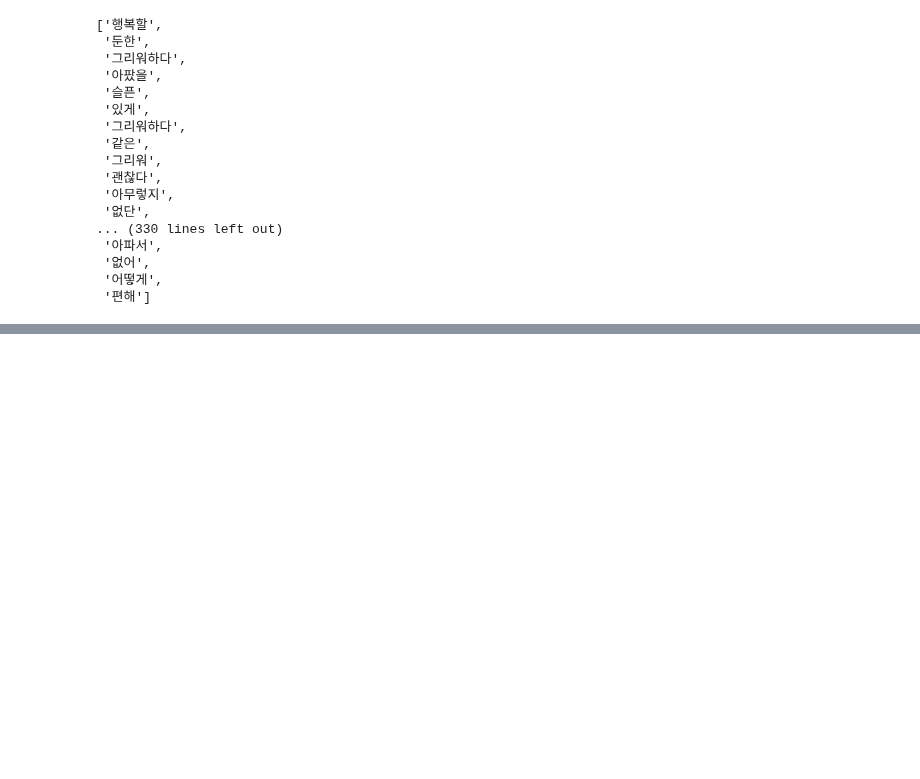
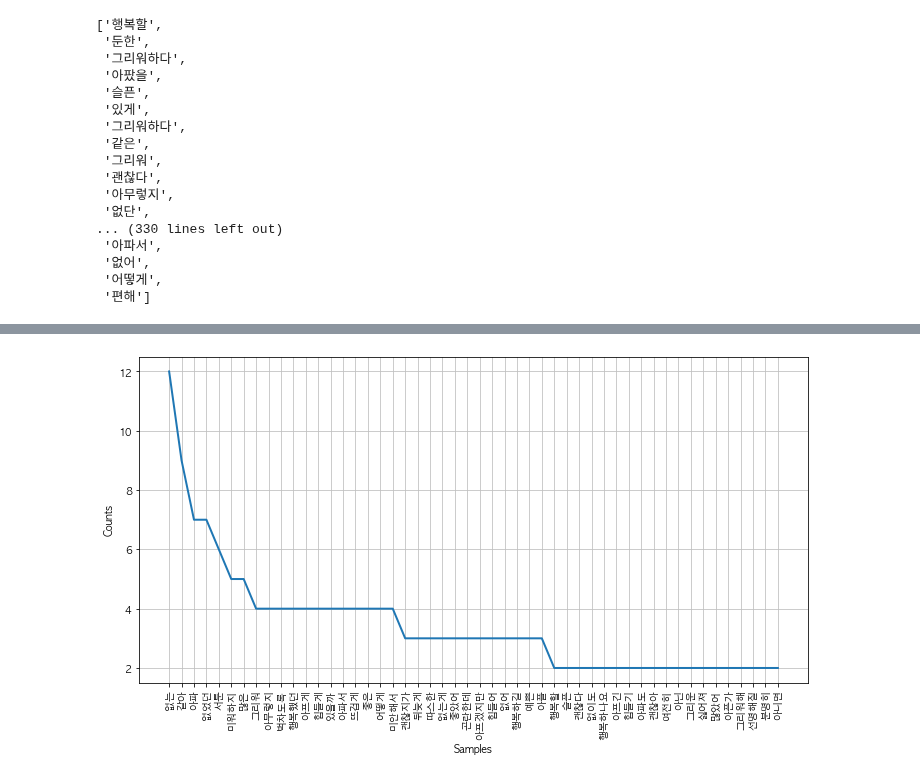
Before and after one commit to python-project-3Joe/python, a Jupyter notebook: Note/워드클라우드/슬픔 워드클라우드.ipynb, the cells around one changed output, grey strips where cells are left out. Drawn from its saved outputs; the diff is of its cells as text; code cells hidden in the pictures; blank space fills up the shorter version.

```diff
--- a/Note/워드클라우드/슬픔 워드클라우드.ipynb
+++ b/Note/워드클라우드/슬픔 워드클라우드.ipynb
@@ -319,3 +319,10 @@ adjective_list
  '없어',
  '어떻게',
  '편해']
+# %%
+# 불용어 추가
+# 실행해보면서 추가하면서 바꿔야함.
+stop_words3 = ["그리워하다","있게","선명히","있나요","이런","있네요","깉","그런","길은","없었으니까",\
+               "있어","그래","수많은","있었잖아","말라","없게","같","같은"]
+token_ko3 = [each_word for each_word in adjective_list if each_word not in stop_words3]
+print(token_ko3)
@@ -321,0 +331,5 @@ adjective_list
+# %%
+# 상위 50개 단어 확인
+# 이걸보면서 불용어 지우는게 편해 전체는 힘들어
+ko3 = nltk.Text(token_ko3)
+ko3.vocab().most_common(50)
@@ -321,0 +354,7 @@ adjective_list
+# %%
+# 상위 50개의 빈도수 차트 만들기
+plt.figure(figsize=(12,6))
+ko3.plot(50)
+plt.show()
+# %% [output]
+[figure, added]
```
Also changed, not shown: parts of 4 cells of this notebook, 1 other file.
